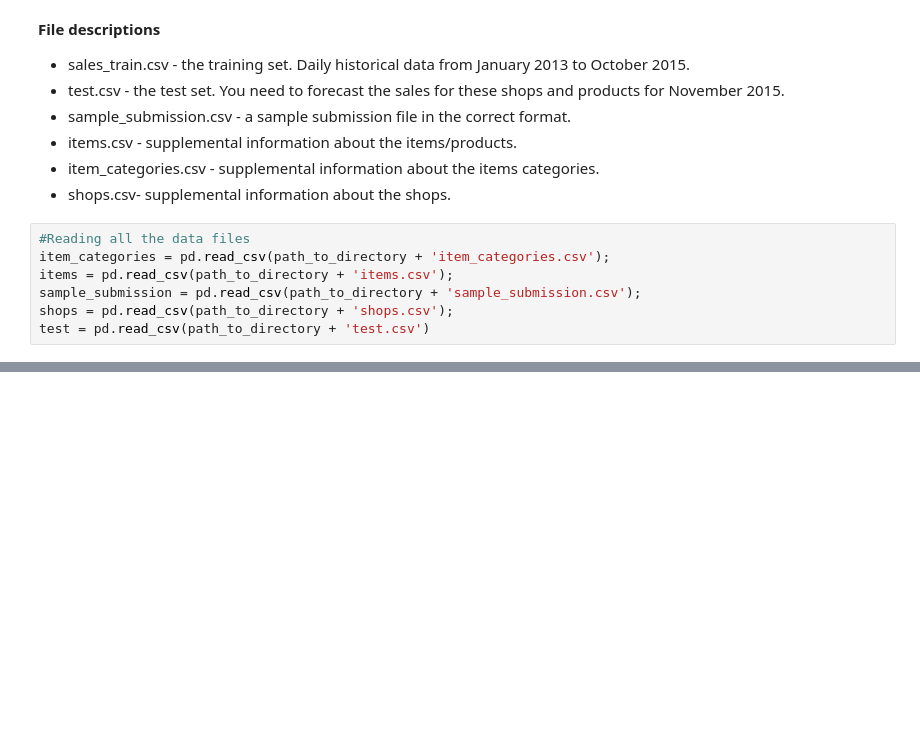
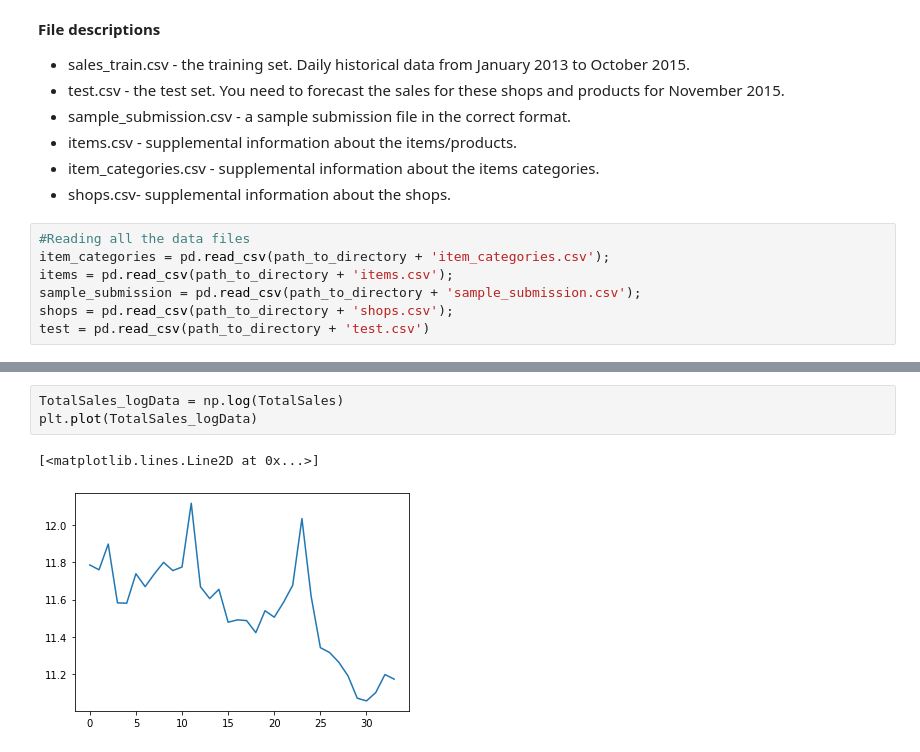
Before and after one commit to VallabhK/ExperimentsWithData, a Jupyter notebook: FutureSalesPrediction1CCompany.ipynb, the cells around one changed output, grey strips where cells are left out. Cells and saved outputs as stored; diff of their text form; blank space fills up the shorter version.

```diff
--- a/FutureSalesPrediction1CCompany.ipynb
+++ b/FutureSalesPrediction1CCompany.ipynb
@@ -88,0 +180,6 @@ test = pd.read_csv(path_to_directory + 'test.csv')
+# %%
+TotalSales_logData = np.log(TotalSales)
+plt.plot(TotalSales_logData)
+# %% [output]
+[<matplotlib.lines.Line2D at 0x...>]
+[figure, added]
```
Also changed, not shown: parts of 10 cells of this notebook.
